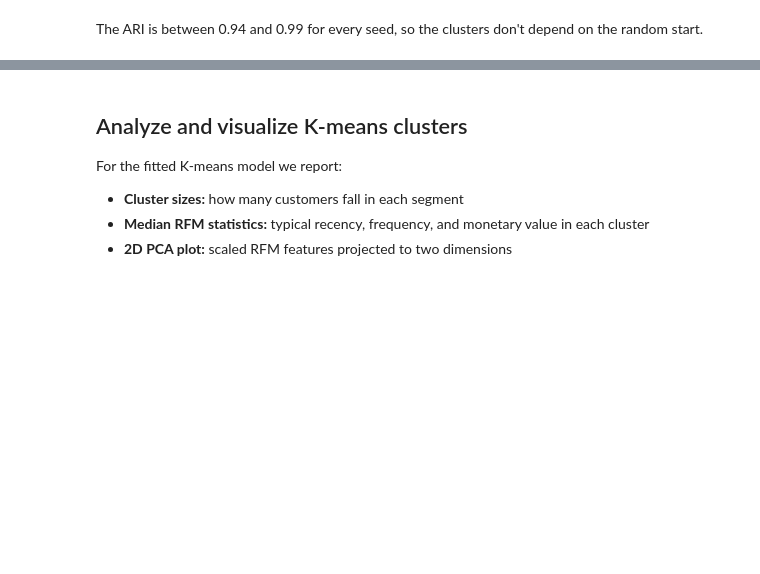
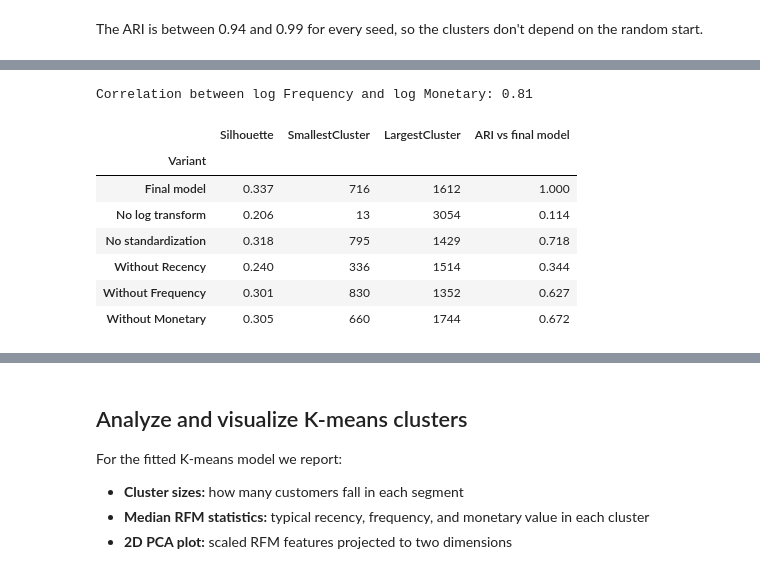
Before and after one commit to HammaadAlam/3730-Customer-Segmentation, a Jupyter notebook: 02_rfm_kmeans.ipynb, the cells around one changed output, grey strips where cells are left out. Drawn from its saved outputs; the diff is of its cells as text; code cells hidden in the pictures; blank space fills up the shorter version.

Commit message:
Add sensitivity and ablation check to 02_rfm_kmeans and the report

```diff
--- a/02_rfm_kmeans.ipynb
+++ b/02_rfm_kmeans.ipynb
@@ -202,0 +207,37 @@ The ARI is between 0.94 and 0.99 for every seed, so the clusters don't depend on
+# %%
+# Refit K-means with one preprocessing step or one feature removed and compare with the final model
+variants = {
+    "Final model": rfm_scaled,
+    "No log transform": pd.DataFrame(StandardScaler().fit_transform(rfm_df[rfm_features]), columns=rfm_features),
+    "No standardization": rfm_log,
+    "Without Recency": rfm_scaled.drop(columns="Recency"),
+    "Without Frequency": rfm_scaled.drop(columns="Frequency"),
+    "Without Monetary": rfm_scaled.drop(columns="Monetary"),
+}
+
+ablation_rows = []
+for name, features in variants.items():
+    variant_labels = KMeans(n_clusters=chosen_k, n_init=10, random_state=42).fit_predict(features)
+    variant_sizes = np.bincount(variant_labels)
+    ablation_rows.append({
+        "Variant": name,
+        "Silhouette": silhouette_score(rfm_scaled, variant_labels),
+        "SmallestCluster": variant_sizes.min(),
+        "LargestCluster": variant_sizes.max(),
+        "ARI vs final model": adjusted_rand_score(kmeans_labels, variant_labels),
+    })
+
+ablation_df = pd.DataFrame(ablation_rows).set_index("Variant")
+
+print("Correlation between log Frequency and log Monetary:", round(rfm_log["Frequency"].corr(rfm_log["Monetary"]), 2))
+ablation_df.round(3)
+# %% [output]
+Correlation between log Frequency and log Monetary: 0.81
+|  | Silhouette | SmallestCluster | LargestCluster | ARI vs final model |
+| Variant |  |  |  |  |
+| Final model | 0.337 | 716 | 1612 | 1.000 |
+| No log transform | 0.206 | 13 | 3054 | 0.114 |
+| No standardization | 0.318 | 795 | 1429 | 0.718 |
+| Without Recency | 0.240 | 336 | 1514 | 0.344 |
+| Without Frequency | 0.301 | 830 | 1352 | 0.627 |
+| Without Monetary | 0.305 | 660 | 1744 | 0.672 |
```
Also changed, not shown: parts of 2 cells of this notebook, 2 other files.
